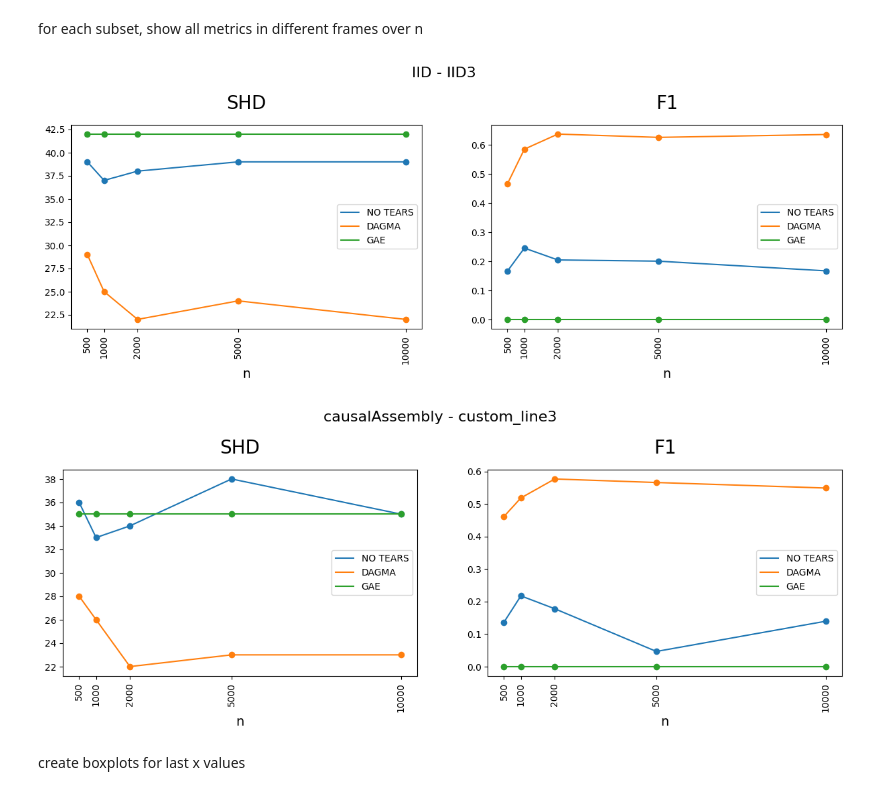
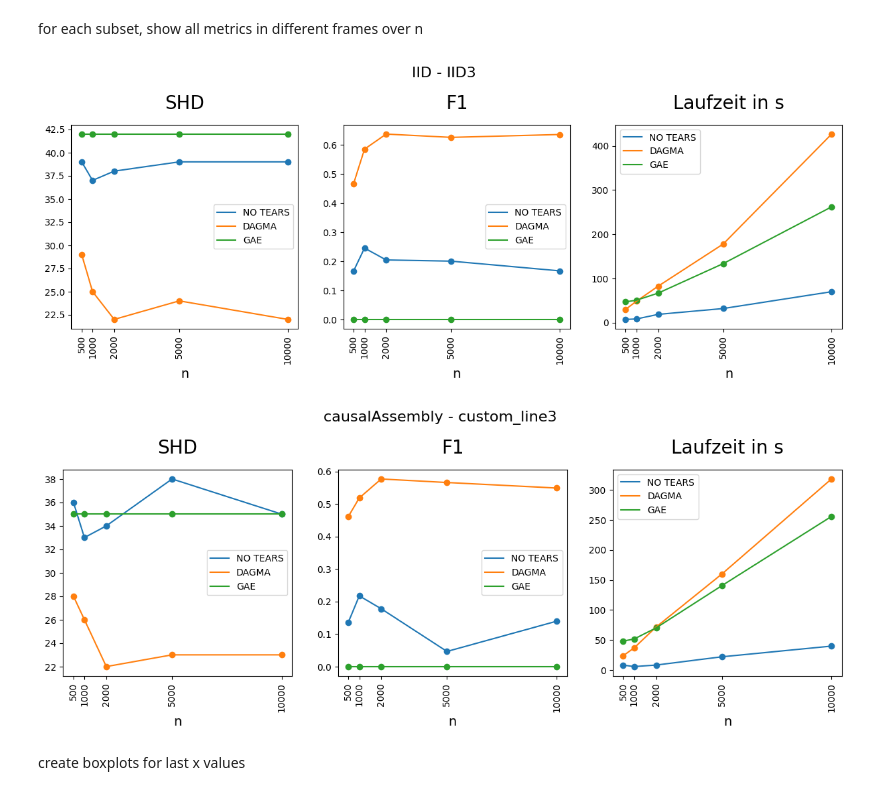
Before and after one commit to leoleoroe/gqw_paper, a Jupyter notebook: results.ipynb, the cells around one changed output. Cells and saved outputs as stored; diff of their text form; code cells hidden in the pictures.

```diff
--- a/results.ipynb
+++ b/results.ipynb
@@ -213,7 +213,7 @@ testing_results.drop_duplicates(subset=['dataset', 'subset','method', 'n'], inpl
 testing_results.sort_values(by=['dataset', 'subset', 'n'], inplace=True)
 
 # specify metrics
-metrics = ['shd', 'F1']
+metrics = ['shd', 'F1', 'runtime']
 
 sample_sizes = [500, 1000, 2000, 5000, 10000]
 
@@ -241,35 +241,35 @@ for dataset in testing_results['dataset'].unique():
                         title_method = 'NO TEARS'
                     case 'DagmaLinear':
                         title_method = 'DAGMA'
                     case 'GAE':
                         title_method = 'GAE'
 
 
                 ax.plot(method_results['n'], method_results[metric], label=title_method)
                 ax.scatter(method_results['n'], method_results[metric])
 
             match metric:
 
                 case 'shd':
                     title_metric = 'SHD'
                 case 'recall':
                     title_metric = 'Recall'
                 case 'precision':
                     title_metric = 'Precision'
                 case 'runtime':
                     title_metric = 'Laufzeit in s'
                 case 'F1':
                     title_metric = 'F1'
 
             ax.set_title(title_metric, fontsize = 20, y= 1.05)
             ax.set_xlabel('n', fontsize = 14)
             # ax.set_ylabel(title_metric, fontsize = 14)
             ax.set_xticks(sample_sizes)
             ax.tick_params(axis='x', labelrotation=90)
             ax.legend()
 # %% [output]
-[figure, old version]
+[figure, new version]
-[figure, old version]
+[figure, new version]
 # %% [markdown]
 create boxplots for last x values
 # %%
```
Also changed, not shown: parts of 1 cell of this notebook.
